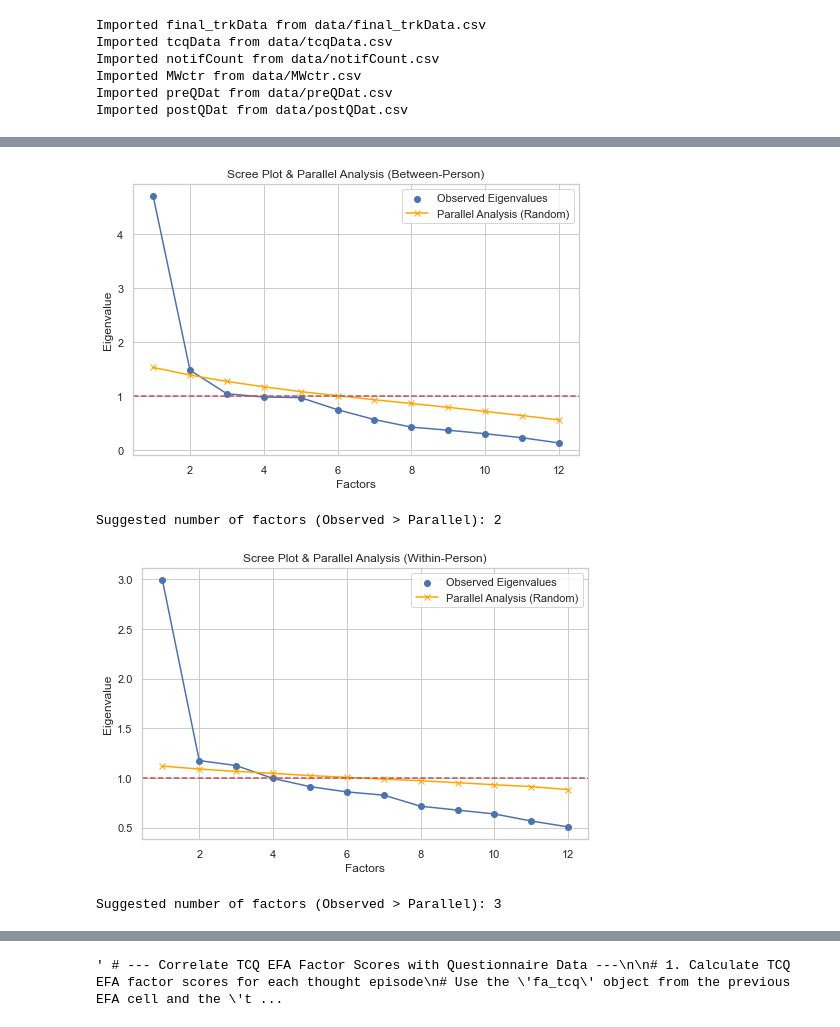
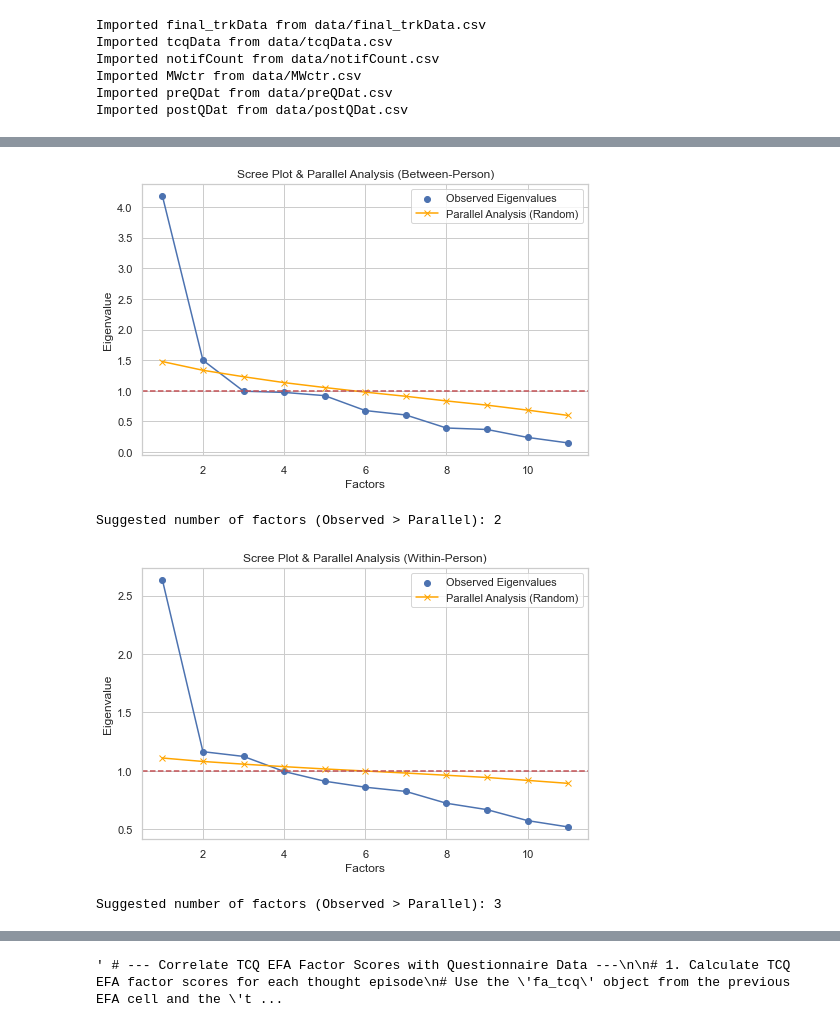
Before and after one commit to thandre6000/MindWanderAnalysis, a Jupyter notebook: notebooks/Clustering.ipynb, the cells around one changed output, grey strips where cells are left out. Drawn from its saved outputs; the diff is of its cells as text; code cells hidden in the pictures.

```diff
--- a/notebooks/Clustering.ipynb
+++ b/notebooks/Clustering.ipynb
@@ -916,7 +916,7 @@ warnings.filterwarnings('ignore')
 from factor_analyzer import FactorAnalyzer, calculate_bartlett_sphericity, calculate_kmo, Rotator
 import numpy as np
 import matplotlib.pyplot as plt
-
+tcq_cols = ['visImag', 'inSpeech', 'intent', 'struct', 'real', 'concAbs', 'import', 'relGoal','oftMind', 'emotVal', 'tempOr']
 def run_parallel_analysis(data, n_iter=100, random_state=42):
     n_obs, n_vars = data.shape
     rng = np.random.default_rng(random_state)
@@ -946,36 +946,36 @@ plt.title('Scree Plot & Parallel Analysis (Between-Person)')
 plt.xlabel('Factors')
 plt.ylabel('Eigenvalue')
 plt.axhline(y=1, color='r', linestyle='--')
 plt.legend()
 plt.grid(True)
 plt.show()
 
 print(f"Suggested number of factors (Observed > Parallel): {(ev_b > mean_rand_eigs_b).sum()}")
 
 # Repeat for within-person EFA
 within_efa_data = within[tcq_cols].dropna()
 fa_within = FactorAnalyzer(n_factors=within_efa_data.shape[1], rotation=None)
 fa_within.fit(within_efa_data)
 ev_w, v_w = fa_within.get_eigenvalues()
 mean_rand_eigs_w = run_parallel_analysis(within_efa_data)
 
 plt.figure(figsize=(8, 5))
 plt.scatter(range(1, len(ev_w) + 1), ev_w, label='Observed Eigenvalues')
 plt.plot(range(1, len(ev_w) + 1), ev_w)
 plt.plot(range(1, len(ev_w) + 1), mean_rand_eigs_w, color='orange', marker='x', label='Parallel Analysis (Random)')
 plt.title('Scree Plot & Parallel Analysis (Within-Person)')
 plt.xlabel('Factors')
 plt.ylabel('Eigenvalue')
 plt.axhline(y=1, color='r', linestyle='--')
 plt.legend()
 plt.grid(True)
 plt.show()
 
 print(f"Suggested number of factors (Observed > Parallel): {(ev_w > mean_rand_eigs_w).sum()}")
 # %% [output]
-[figure, old version]
+[figure, new version]
 Suggested number of factors (Observed > Parallel): 2
-[figure, old version]
+[figure, new version]
 Suggested number of factors (Observed > Parallel): 3
 # %%
 
```
Also changed, not shown: parts of 21 cells of this notebook, 4 other files.
